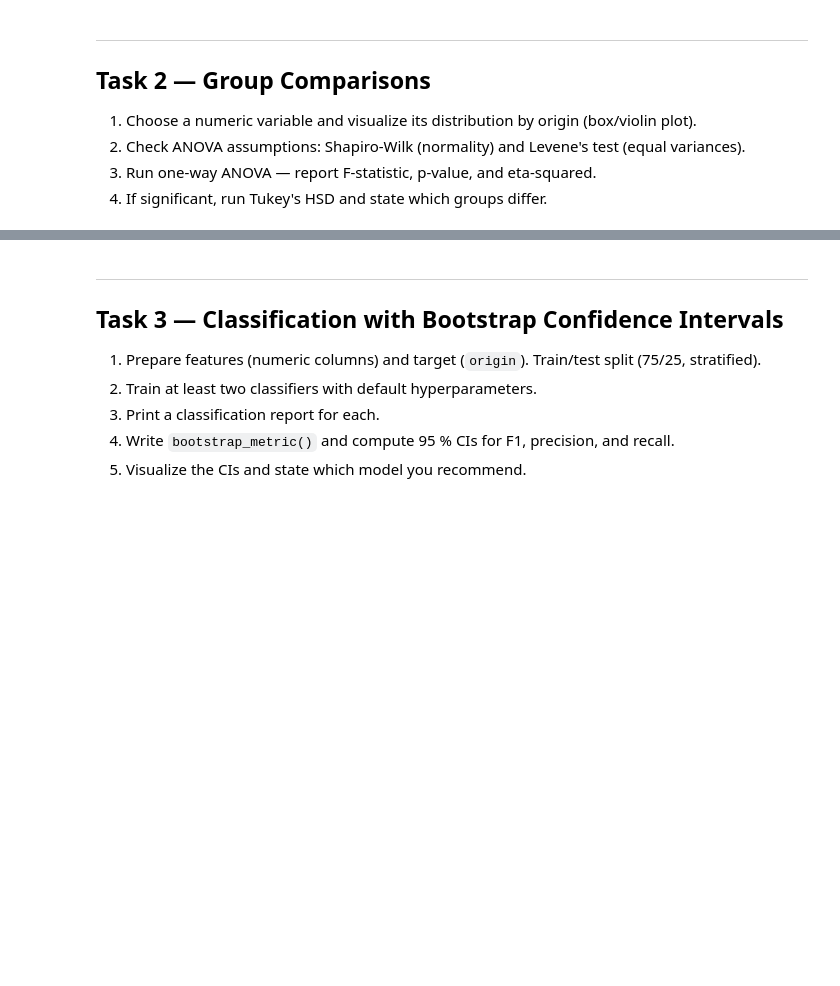
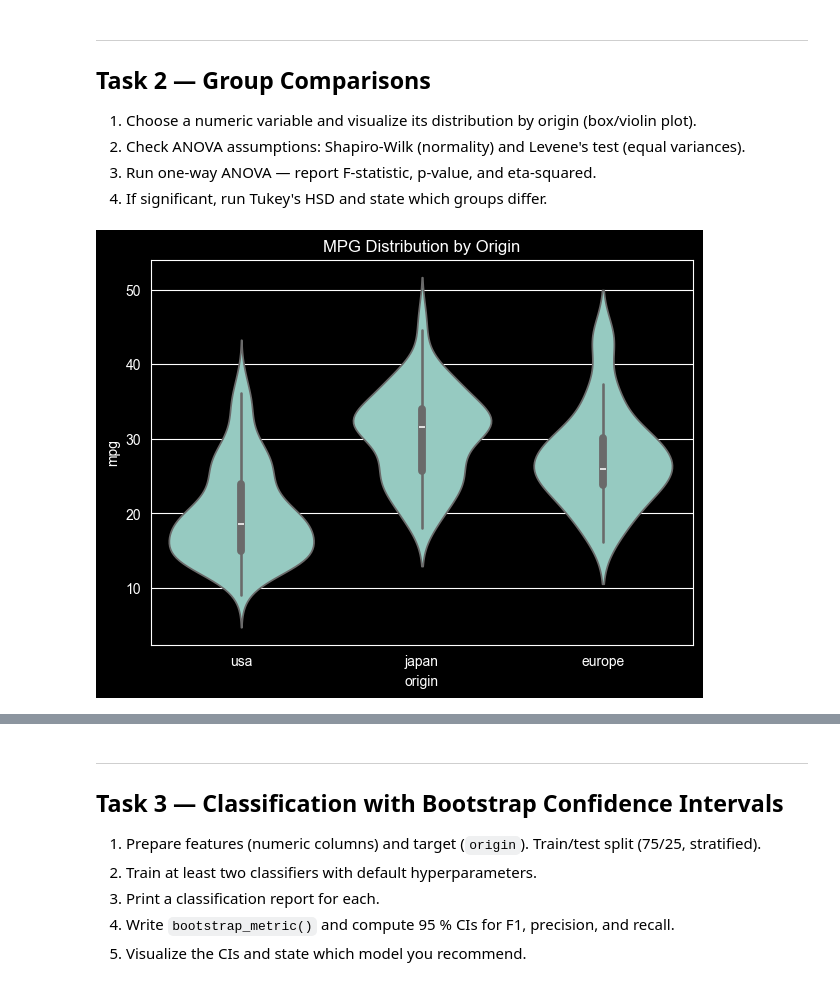
Before and after one commit to Data-AI-IDDA/m3-13-assessment, a Jupyter notebook: m3-13-assessment.ipynb, the cells around one changed output, grey strips where cells are left out. Saved outputs shown, nothing was run; the diff lists cells and outputs as text; code cells hidden in the pictures; blank space fills up the shorter version.

```diff
--- a/m3-13-assessment.ipynb
+++ b/m3-13-assessment.ipynb
@@ -59,0 +222,8 @@ Your answer here…
+# %%
+# Distribution visualization by origin
+plt.figure(figsize=(7,5))
+sns.violinplot(data=mpg, x="origin", y="mpg")
+plt.title("MPG Distribution by Origin")
+plt.show()
+# %% [output]
+[figure, added]
```
Also changed, not shown: parts of 41 cells of this notebook, 1 other file.
